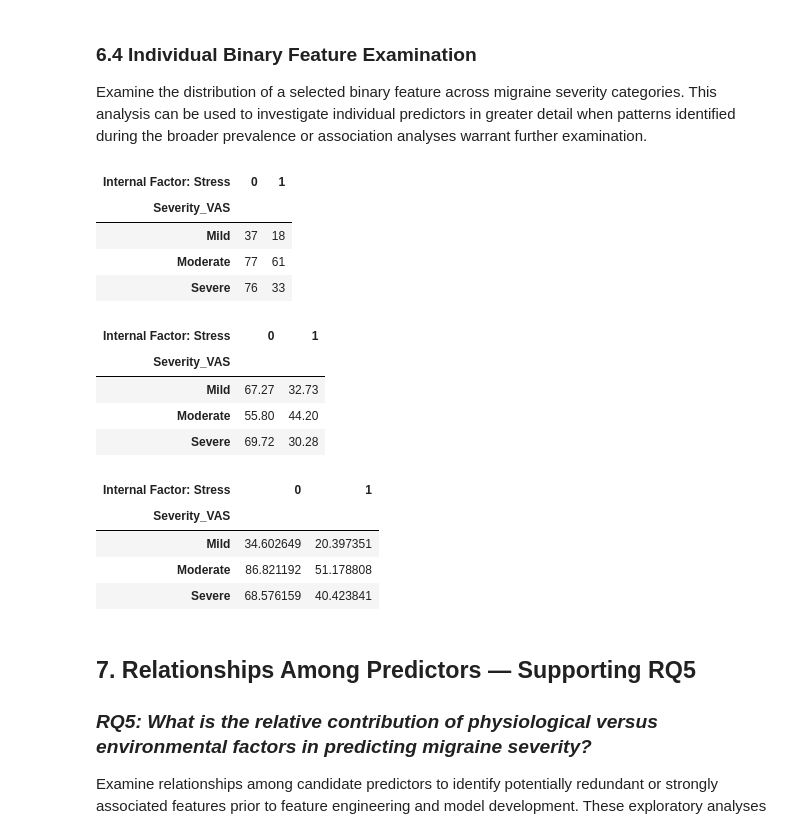
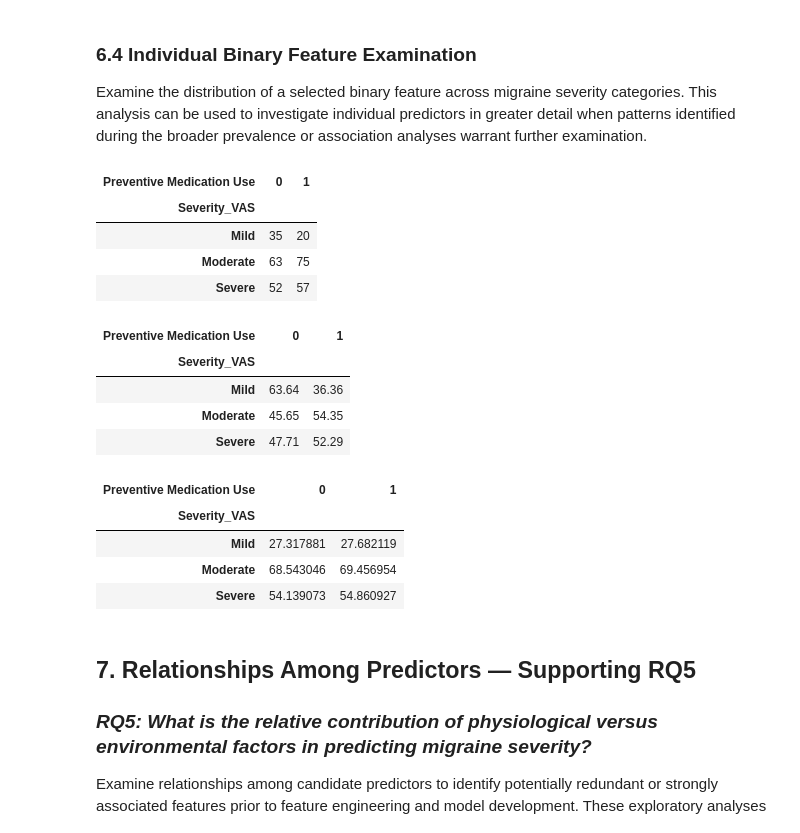
Before and after one commit to rebeccarickard/migraine-severity-prediction, a Jupyter notebook: Notebooks/03_Exploratory_Data_Analysis.ipynb, the cells around one changed output. Cells and saved outputs as stored; diff of their text form; code cells hidden in the pictures.

```diff
--- a/Notebooks/03_Exploratory_Data_Analysis.ipynb
+++ b/Notebooks/03_Exploratory_Data_Analysis.ipynb
@@ -1527,27 +1527,34 @@ binary_test_results[
 Examine the distribution of a selected binary feature across migraine severity categories. This analysis can be used to investigate individual predictors in greater detail when patterns identified during the broader prevalence or association analyses warrant further examination.
 # %%
 # Select an individual feature for closer examination
-feature = "Internal Factor: Stress"
+
+# "Internal Factor: Sleep Deprivation"
+# "Other Factor: Excessive Caffeine"
+# "Internal Factor: Stress"
+# "Preventive Medication Use"
+# "Internal Factor: Physical Fatigue"
+
+feature = "Preventive Medication Use"
 
 display(binary_crosstabs[feature]["counts"])
 display(binary_crosstabs[feature]["row_percentages"])
 display(binary_crosstabs[feature]["expected_counts"])
 # %% [output]
-| Internal Factor: Stress | 0 | 1 |
+| Preventive Medication Use | 0 | 1 |
 | Severity_VAS |  |  |
-| Mild | 37 | 18 |
-| Moderate | 77 | 61 |
-| Severe | 76 | 33 |
+| Mild | 35 | 20 |
+| Moderate | 63 | 75 |
+| Severe | 52 | 57 |
-| Internal Factor: Stress | 0 | 1 |
+| Preventive Medication Use | 0 | 1 |
 | Severity_VAS |  |  |
-| Mild | 67.27 | 32.73 |
-| Moderate | 55.80 | 44.20 |
-| Severe | 69.72 | 30.28 |
+| Mild | 63.64 | 36.36 |
+| Moderate | 45.65 | 54.35 |
+| Severe | 47.71 | 52.29 |
-| Internal Factor: Stress | 0 | 1 |
+| Preventive Medication Use | 0 | 1 |
 | Severity_VAS |  |  |
-| Mild | 34.602649 | 20.397351 |
-| Moderate | 86.821192 | 51.178808 |
-| Severe | 68.576159 | 40.423841 |
+| Mild | 27.317881 | 27.682119 |
+| Moderate | 68.543046 | 69.456954 |
+| Severe | 54.139073 | 54.860927 |
 # %% [markdown]
 ## 7. Relationships Among Predictors — Supporting RQ5
 ### ***RQ5: What is the relative contribution of physiological versus environmental factors in predicting migraine severity?***
```
Also changed, not shown: parts of 7 cells of this notebook, 1 other file.
